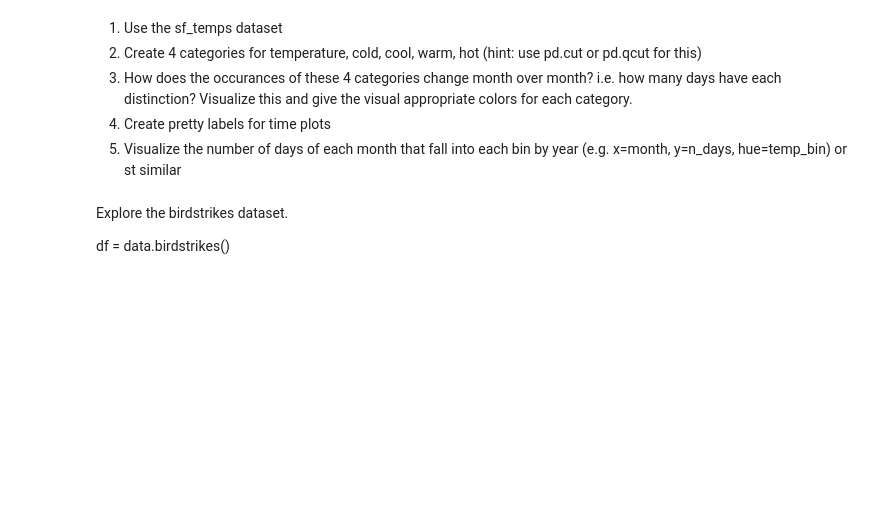
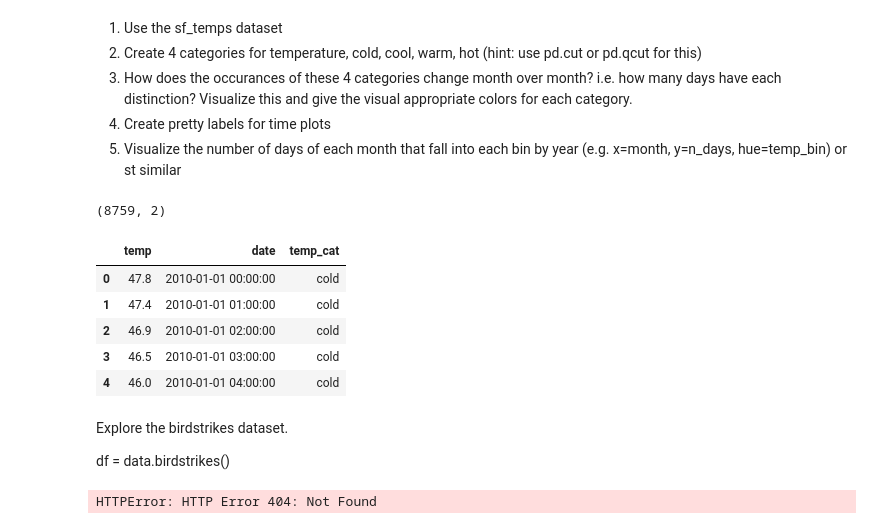
Before and after one commit to RyvynYoung/time-series-exercises, a Jupyter notebook: time-series-manipulation.ipynb, the cells around one changed output. Drawn from its saved outputs; the diff is of its cells as text; code cells hidden in the pictures; blank space fills up the shorter version.

```diff
--- a/time-series-manipulation.ipynb
+++ b/time-series-manipulation.ipynb
@@ -473,5 +473,17 @@ data.iowa_electricity()
 # %%
 # 1. Use the sf_temps dataset
 sf_temp = data.sf_temps()
+sf_temp.shape
+# %% [output]
+(8759, 2)
 # %%
 # 2. Create 4 categories for temperature, cold, cool, warm, hot (hint: use pd.cut or pd.qcut for this)
+sf_temp['temp_cat'] = pd.cut(sf_temp.temp, bins=[0, 50, 65, 80, 90], labels=['cold', 'cool', 'warm', 'hot'])
+sf_temp.head()
+# %% [output]
+|  | temp | date | temp_cat |
+| 0 | 47.8 | 2010-01-01 00:00:00 | cold |
+| 1 | 47.4 | 2010-01-01 01:00:00 | cold |
+| 2 | 46.9 | 2010-01-01 02:00:00 | cold |
+| 3 | 46.5 | 2010-01-01 03:00:00 | cold |
+| 4 | 46.0 | 2010-01-01 04:00:00 | cold |
@@ -479,3 +495,8 @@ sf_temp = data.sf_temps()
 Explore the birdstrikes dataset.
 
 df = data.birdstrikes()
+# %%
+bird =  data.birdstrikes()
+bird.head()
+# %% [output]
+HTTPError: HTTP Error 404: Not Found
```
Also changed, not shown: parts of 1 cell of this notebook.
